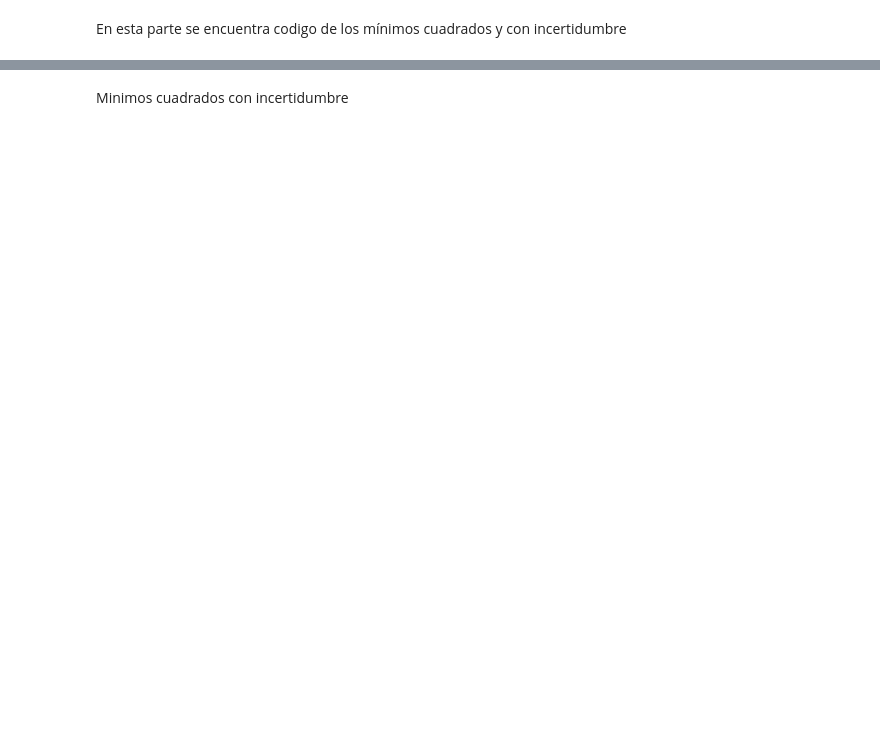
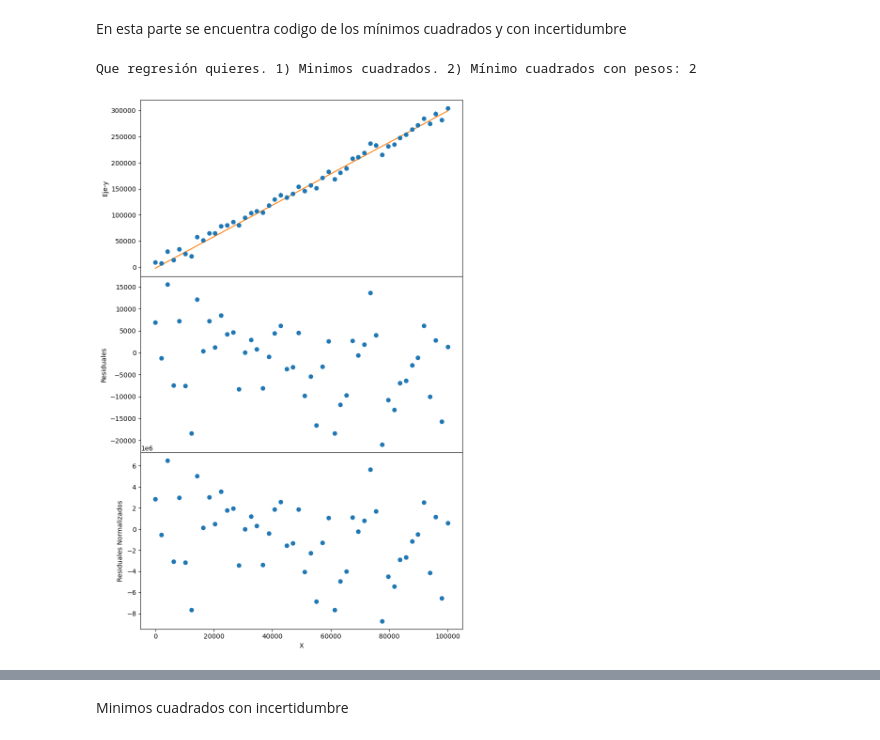
Before and after one commit to aleste2123/Intermedio, a Jupyter notebook: Mínimos cuadrados/Minimos cuadrados.ipynb, the cells around one changed output, grey strips where cells are left out. Cells and saved outputs as stored; diff of their text form; code cells hidden in the pictures; blank space fills up the shorter version.

```diff
--- a/Mínimos cuadrados/Minimos cuadrados.ipynb
+++ b/Mínimos cuadrados/Minimos cuadrados.ipynb
@@ -1,3 +1,22 @@
 # %% [markdown]
 En esta parte se encuentra codigo de los mínimos cuadrados y con incertidumbre
+# %%
+import numpy as np
+import matplotlib.pyplot as plt
+
+# Ingresas tus datos de valor independiente, dependiente y error de y
+
+x = np.linspace(1, 100000, 50)
+y = 3 * x + 5 + np.random.normal(0, 10000, 50)
+i = np.random.uniform(1, 5000, 50)
+
+opcion = input("Que regresión quieres. 1) Minimos cuadrados. 2) Mínimo cuadrados con pesos: ")
+
+if opcion == '1':
+    minimos_cuadrados(x,y,i,True)
+elif opcion == '2':
+    minimos_cuadrados_incertidumbre(x,y,i,True)
+# %% [output]
+Que regresión quieres. 1) Minimos cuadrados. 2) Mínimo cuadrados con pesos: 2
+[figure, added]
 # %%
```
Also changed, not shown: parts of 2 cells of this notebook.
